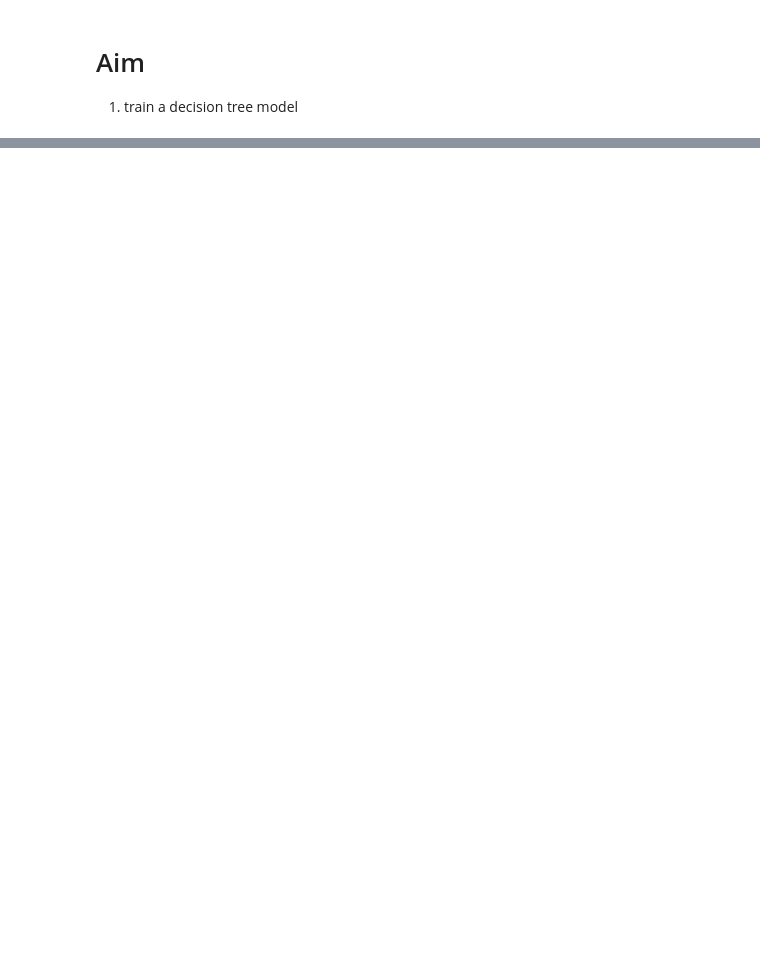
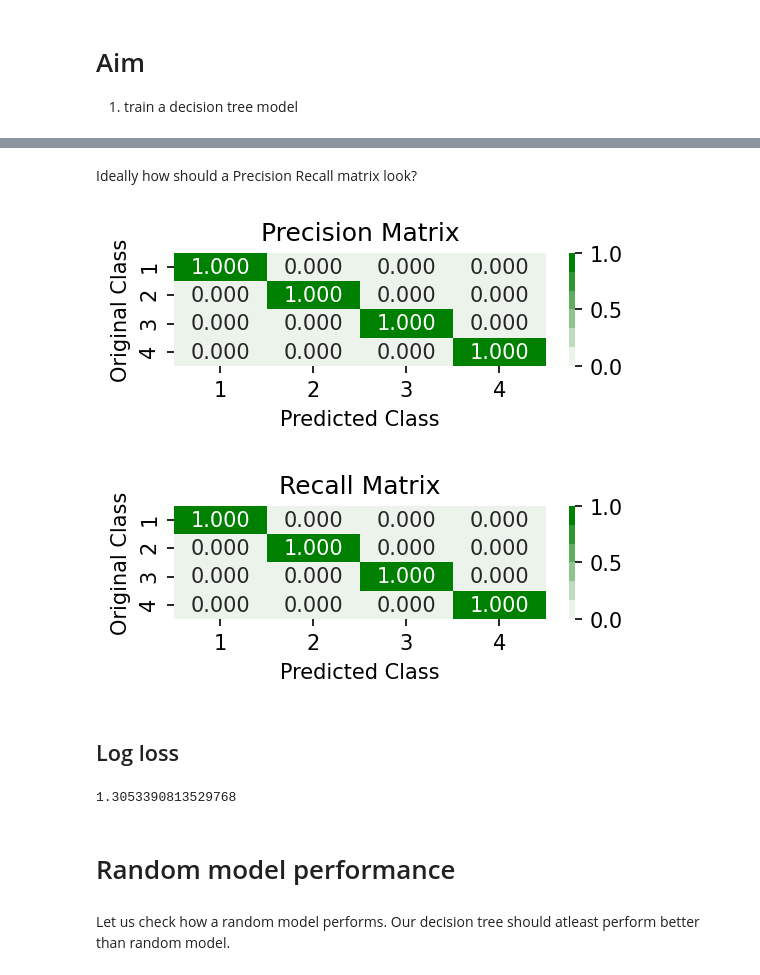
Before and after one commit to sagarsrc/accident-detection, a Jupyter notebook: notebooks/009_Modelling_Dtrees.ipynb, the cells around one changed output, grey strips where cells are left out. Cells and saved outputs as stored; diff of their text form; code cells hidden in the pictures; blank space fills up the shorter version.

Commit message:
[add] modelling done observations todo

```diff
--- a/notebooks/009_Modelling_Dtrees.ipynb
+++ b/notebooks/009_Modelling_Dtrees.ipynb
@@ -17,0 +42,4 @@ df_test = pd.read_pickle(f"{DATA_ROOT}/test/model/data.pkl")
+# %%
+x_train, x_cv, y_train, y_cv = train_test_split(
+    x_train, y_train, test_size=0.2, shuffle=False
+)
@@ -17,0 +102,56 @@ df_test = pd.read_pickle(f"{DATA_ROOT}/test/model/data.pkl")
+# %%
+np.seterr(divide="ignore", invalid="ignore")
+
+
+def get_pr_matrix(y_true, y_pred):
+    """
+    Get precision recall matrix
+    """
+    cm = confusion_matrix(y_true, y_pred)
+    # avoid nans in matrix, replace with 0
+    pr_matrix = cm / cm.sum(axis=0)
+    pr_matrix = np.nan_to_num(pr_matrix)
+    re_matrix = (cm.T / cm.sum(axis=1)).T
+    re_matrix = np.nan_to_num(re_matrix)
+
+    return pr_matrix, re_matrix
+
+
+def plot_matrix_heatmap(mat, labels=[1, 2, 3, 4], title="None"):
+    plt.figure(figsize=(4, 1), dpi=150)
+    plt.title(title)
+    cmap = sns.light_palette("green")
+    sns.heatmap(
+        mat, annot=True, cmap=cmap, fmt=".3f", xticklabels=labels, yticklabels=labels,
+    )
+    plt.xlabel("Predicted Class")
+    plt.ylabel("Original Class")
+    plt.show()
+
+
+def plot_pr_matrix_heatmaps(y_true, y_pred):
+    p, r = get_pr_matrix(y_true, y_pred)
+
+    plot_matrix_heatmap(p, title="Precision Matrix")
+    plot_matrix_heatmap(r, title="Recall Matrix")
+# %% [markdown]
+Ideally how should a Precision Recall matrix look?
+# %%
+plot_pr_matrix_heatmaps(y_train, y_train)
+# %% [output]
+[figure, added]
+[figure, added]
+# %% [markdown]
+## Log loss
+# %%
+# demo
+log_loss(
+    [0, 1, 1, 0],  # true labels
+    [[0.1, 0.9], [0.8, 0.2], [0.1, 0.9], [0.3, 0.7]],  # probability scores
+)
+# %% [output]
+1.3053390813529768
+# %% [markdown]
+# Random model performance
+# %% [markdown]
+Let us check how a random model performs. Our decision tree should atleast perform better than random model.
```
Also changed, not shown: parts of 66 cells of this notebook.
